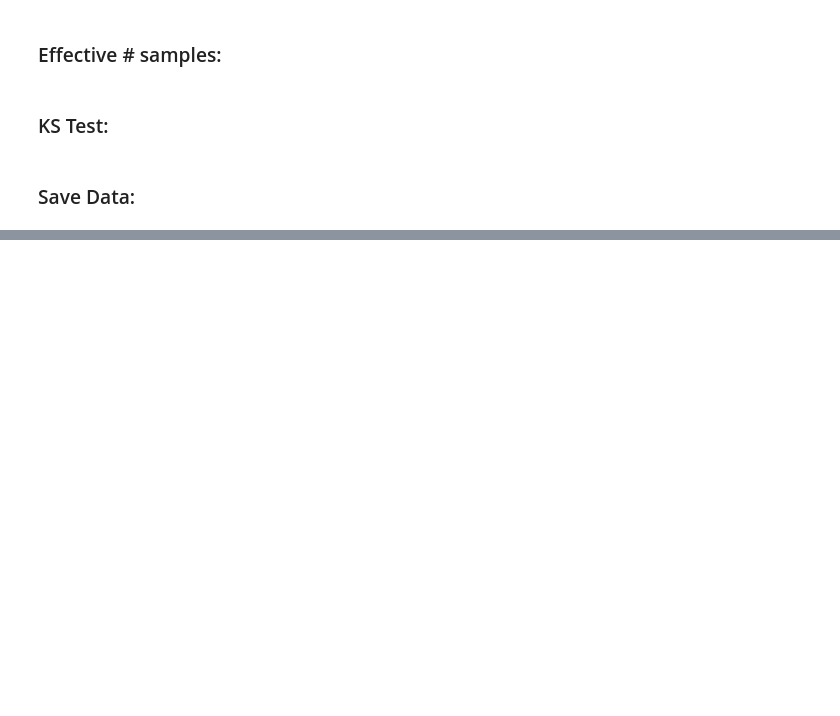
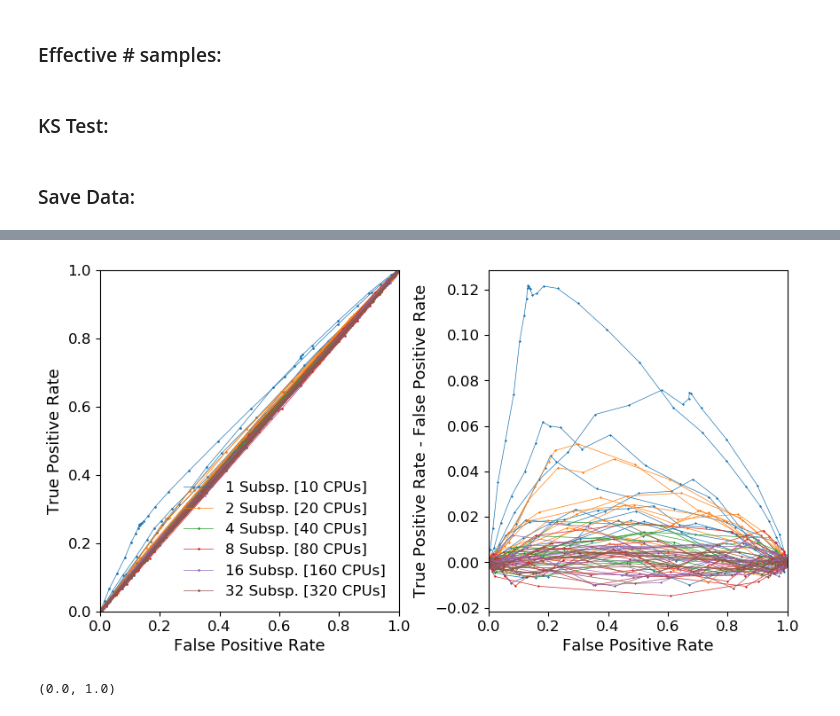
Before and after one commit to VasylHafych/Parallel_Sampling, a Jupyter notebook: notebooks/6-Benchmark-3.ipynb, the cells around one changed output, grey strips where cells are left out. Drawn from its saved outputs; the diff is of its cells as text; code cells hidden in the pictures; blank space fills up the shorter version.

```diff
--- a/notebooks/6-Benchmark-3.ipynb
+++ b/notebooks/6-Benchmark-3.ipynb
@@ -266,3 +292,5 @@ Table with 5 columns and 72 rows:
  22 │ 22   16           4817708    [310055.0, 266024.0,…  [0.473056, 0.514107,…
  23 │ 23   16           4838209    [345066.0, 334377.0,…  [0.820556, 0.24026, …
  ⋮  │  ⋮        ⋮           ⋮                ⋮                      ⋮
+# %%
+classifier_test = get_classifier_test("../data/Benchmark-3/stat_test/classifier_test.csv")
@@ -401,7 +453,7 @@ PyObject Text(24.000000000000014, 0.5, 'Total CPU Time Speedup')
 # mask_point = (summary_table.ind_2 .== 1) .+ (summary_table.ind_2 .== 2)
 
 
-fig = plt.figure(figsize=(9,8),)
+fig = plt.figure(figsize=(10,6),)
 
 fig.subplots_adjust(hspace=0.06, wspace=0.06)
 
@@ -429,9 +481,12 @@ for (w_i, w_n) in enumerate(sort(unique(stat_tests.n_subspaces)))
         color = colors,)
     end
 
-    ax2.hist(vcat(p_vals...), histtype=:step, bins=30)
+
+    ax2.hist(vcat(p_vals...), histtype=:step, bins=30, label="$w_n Subsp. [$(w_n*10) CPUs]")
 
 end
+
+ax2.legend(loc="upper center", ncol=2, framealpha=0.0)
 
 ax1.set_yscale("log")
 ax3.set_yscale("log", )
@@ -448,4 +503,6 @@ ax2.set_xlabel("p-value")
 ax3.set_xlabel("p-value [scaled]")
 ax2.set_ylabel("counts")
 ax1.set_ylabel("# samples")
+
+# fig.savefig("../plots/fig-e.pdf", bbox_inches = "tight")
 # %% [output]
@@ -572,0 +732,43 @@ PyObject Text(24.000000000000007, 0.5, '# samples')
+# %%
+fig, (ax, ax2) = plt.subplots(1,2, figsize=(10,5))
+
+fig.subplots_adjust(hspace=0.0, wspace=0.3)
+
+for (w_i, w_n) in enumerate(sort(unique(classifier_test.n_subspaces)))
+
+    mask = stat_tests.n_subspaces .== w_n
+    colors = PyPlot.ColorMap("tab10").colors[w_i]
+
+    fp = classifier_test.false_predicted[mask]
+    tp = classifier_test.true_predicted[mask]
+
+    label="$w_n Subsp. [$(w_n*10) CPUs]"
+
+    for i in Base.OneTo(length(fp))
+
+        ax.plot(fp[i], tp[i], "o-", alpha=1, ms=1, lw=0.5,
+        color = colors, label=label)
+        label = "_nolegend_"
+
+        ax2.plot(fp[i], tp[i]-fp[i], "x-", alpha=1, ms=1, lw=0.5,
+        color = colors,)
+
+    end
+
+end
+
+ax.legend(loc="bottom right", ncol=1, framealpha=0.0)
+
+# ax.plot(0:0.1:1, 0:0.1:1, color="gray")
+ax.set_xlabel("False Positive Rate")
+ax2.set_xlabel("False Positive Rate")
+ax.set_ylabel("True Positive Rate")
+ax2.set_ylabel("True Positive Rate - False Positive Rate")
+ax.set_xlim(0.,1.)
+ax2.set_xlim(0.,1.)
+ax.set_ylim(0.,1.)
+
+# fig.savefig("../plots/fig-f.pdf", bbox_inches = "tight")
+# %% [output]
+[figure, added]
+(0.0, 1.0)
```
Also changed, not shown: parts of 15 cells of this notebook, 8 other files.
